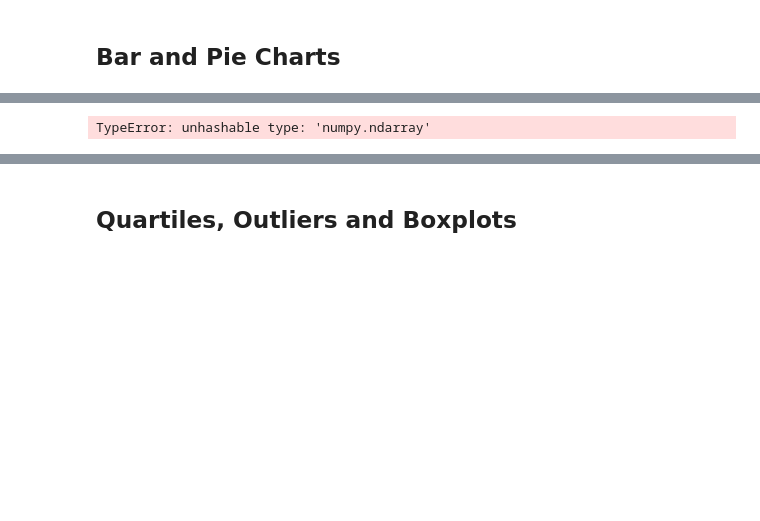
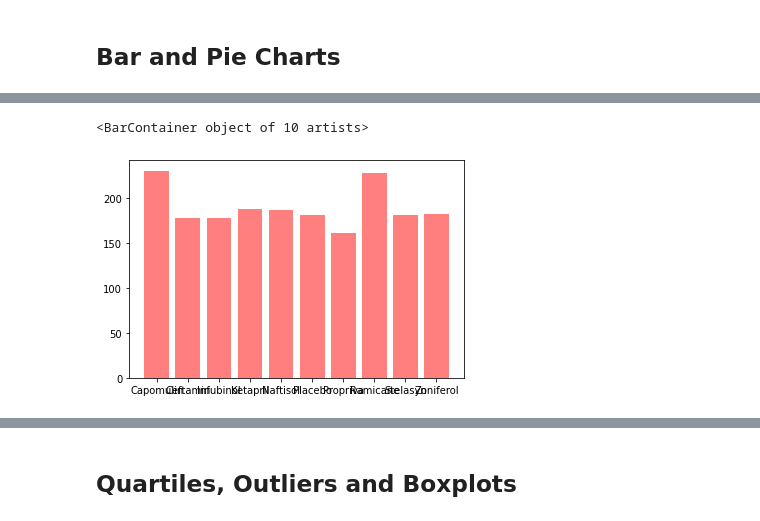
Before and after one commit to dgooden123/matplotlib-challenge, a Jupyter notebook: pymaceuticals_starter.ipynb, the cells around one changed output, grey strips where cells are left out. Drawn from its saved outputs; the diff is of its cells as text; code cells hidden in the pictures; blank space fills up the shorter version.

```diff
--- a/pymaceuticals_starter.ipynb
+++ b/pymaceuticals_starter.ipynb
@@ -106,5 +120,7 @@ KeyError: 'Column not found: 249'
+# %%
+drug_names=mouse_count.index
 # %%
 # Generate a bar plot showing the total number of unique mice tested on each drug regimen using pyplot.
 
-plt.bar(drug_group, number_mice, color='r', alpha=0.5, align="center")
+plt.bar(drug_names, mouse_count, color='r', alpha=0.5, align="center")
 # %% [output]
@@ -113,4 +127,5 @@ plt.bar(drug_group, number_mice, color='r', alpha=0.5, align="center")
-TypeError: unhashable type: 'numpy.ndarray'
+<BarContainer object of 10 artists>
+[figure, added]
 # %%
 # Generate a pie plot showing the distribution of female versus male mice using pandas
 
```
Also changed, not shown: parts of 8 cells of this notebook.
